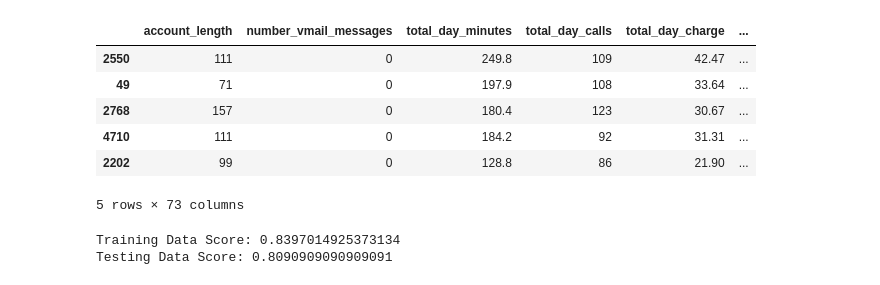
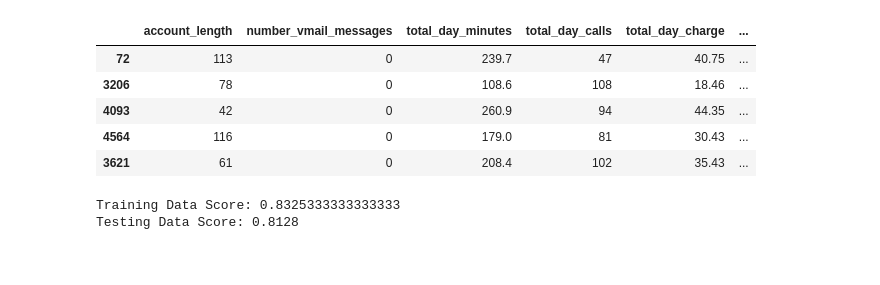
Before and after one commit to rita-s/customer-churn-prediction, a Jupyter notebook: LogReg.ipynb, the cells around one changed output. Saved outputs shown, nothing was run; the diff lists cells and outputs as text; code cells hidden in the pictures.

Commit message:
upload Logistic Regression and KNN model scripts

```diff
--- a/LogReg.ipynb
+++ b/LogReg.ipynb
@@ -28,35 +36,29 @@ df.head()
 # %%
 # Split the data into X_train, X_test, y_train, y_test
-from sklearn.model_selection import train_test_split
-from sklearn.preprocessing import StandardScaler
-
 X = df.drop(['churn'], axis=1)
 y = df['churn'].values
 
-X_train, X_test, y_train, y_test = train_test_split(X, y, random_state=42, test_size = 0.33)
+X_train, X_test, y_train, y_test = train_test_split(X, y, random_state=42, test_size = 0.25)
 
 scaler = StandardScaler().fit(X_train)
 X_train_scaled = scaler.transform(X_train)
 X_test_scaled = scaler.transform(X_test)
 
 X.sample(5)
 # %% [output]
 |  | account_length | number_vmail_messages | total_day_minutes | total_day_calls | total_day_charge | ... |
-| 2550 | 111 | 0 | 249.8 | 109 | 42.47 | ... |
-| 49 | 71 | 0 | 197.9 | 108 | 33.64 | ... |
-| 2768 | 157 | 0 | 180.4 | 123 | 30.67 | ... |
-| 4710 | 111 | 0 | 184.2 | 92 | 31.31 | ... |
-| 2202 | 99 | 0 | 128.8 | 86 | 21.90 | ... |
+| 72 | 113 | 0 | 239.7 | 47 | 40.75 | ... |
+| 3206 | 78 | 0 | 108.6 | 108 | 18.46 | ... |
+| 4093 | 42 | 0 | 260.9 | 94 | 44.35 | ... |
+| 4564 | 116 | 0 | 179.0 | 81 | 30.43 | ... |
+| 3621 | 61 | 0 | 208.4 | 102 | 35.43 | ... |
-5 rows × 73 columns
 # %%
 # Train a Logistic Regression model print the model score
-from sklearn.linear_model import LogisticRegression
-
-log = LogisticRegression(max_iter=10000)
+log = LogisticRegression(max_iter=10000, solver='saga', penalty='elasticnet', l1_ratio=0.9)
 log.fit(X_train_scaled, y_train)
 
 print(f"Training Data Score: {log.score(X_train_scaled, y_train)}")
 print(f"Testing Data Score: {log.score(X_test_scaled, y_test)}")
 # %% [output]
-Training Data Score: 0.8397014925373134
-Testing Data Score: 0.8090909090909091
+Training Data Score: 0.8325333333333333
+Testing Data Score: 0.8128
```
Also changed, not shown: parts of 7 cells of this notebook, 1 other file.
